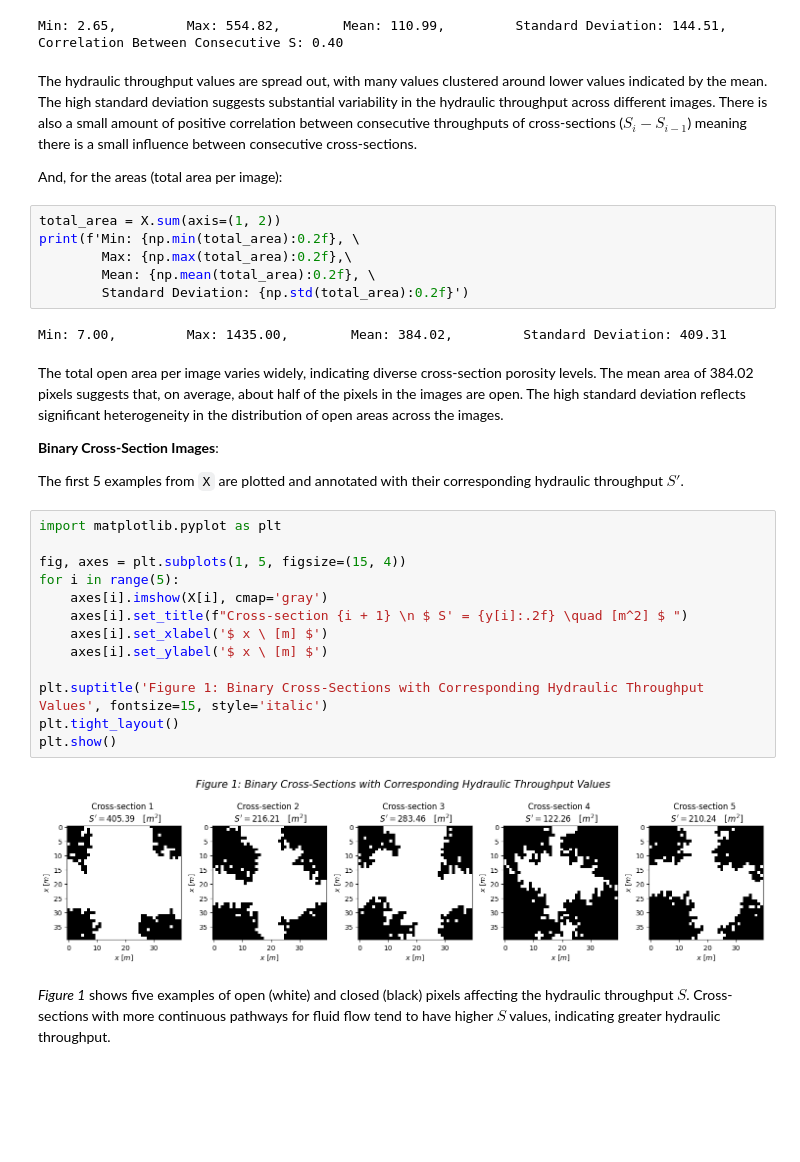
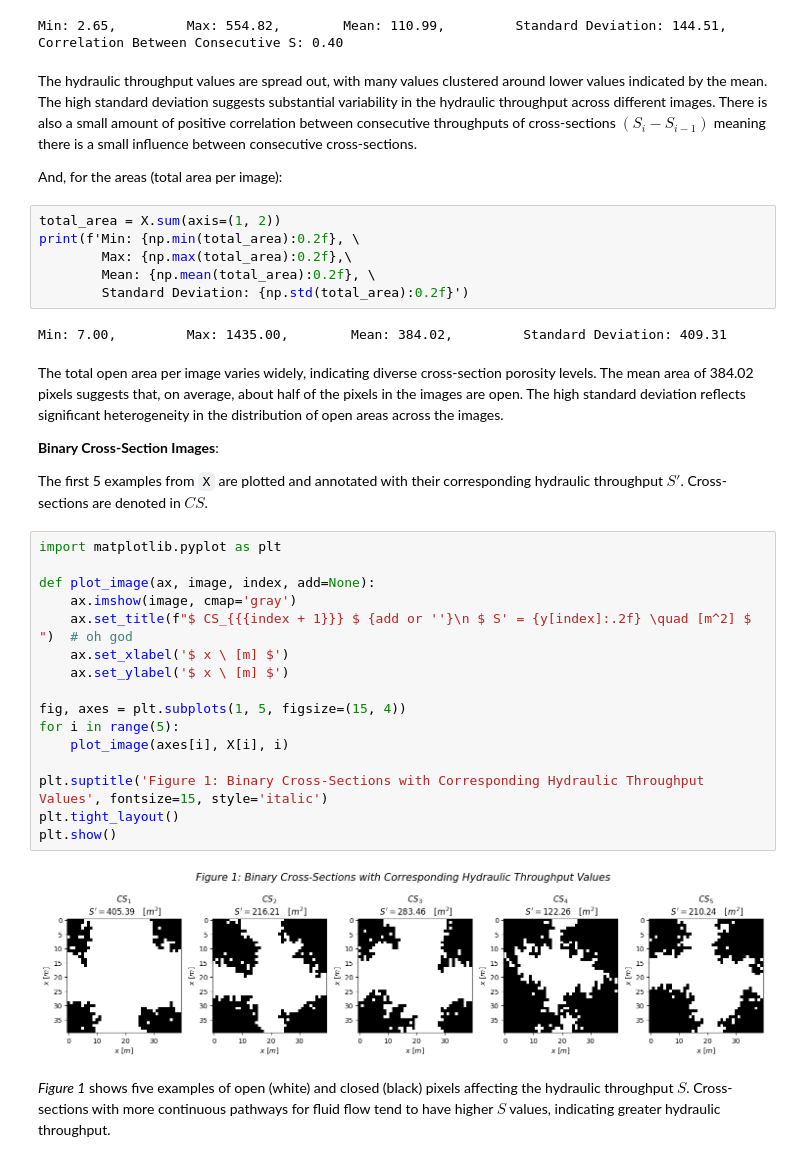
Before and after one commit to atabekis/Hydraulic-Cross-Sections-Publish, a Jupyter notebook: assignment_3.ipynb, the cells around one changed output. Drawn from its saved outputs; the diff is of its cells as text; blank space fills up the shorter version.

```diff
--- a/assignment_3.ipynb
+++ b/assignment_3.ipynb
@@ -91,7 +92,7 @@ print(f'Min: {np.min(y):0.2f}, \
 # %% [output]
 Min: 2.65,         Max: 554.82,        Mean: 110.99,         Standard Deviation: 144.51,         Correlation Between Consecutive S: 0.40
 # %% [markdown]
-The hydraulic throughput values are spread out, with many values clustered around lower values indicated by the mean. The high standard deviation suggests substantial variability in the hydraulic throughput across different images. There is also a small amount of positive correlation between consecutive throughputs of cross-sections ($ S_i - S_{i-1} $) meaning there is a small influence between consecutive cross-sections.
+The hydraulic throughput values are spread out, with many values clustered around lower values indicated by the mean. The high standard deviation suggests substantial variability in the hydraulic throughput across different images. There is also a small amount of positive correlation between consecutive throughputs of cross-sections $ ( S_i - S_{i-1}) $ meaning there is a small influence between consecutive cross-sections.
 
 
 
@@ -109,22 +110,25 @@ The total open area per image varies widely, indicating diverse cross-section po
 
 **Binary Cross-Section Images**:
 
-The first 5 examples from `X` are plotted and annotated with their corresponding hydraulic throughput $ S' $.
+The first 5 examples from `X` are plotted and annotated with their corresponding hydraulic throughput $ S' $. Cross-sections are denoted in $ CS $.
 # %%
 import matplotlib.pyplot as plt
 
+def plot_image(ax, image, index, add=None):
+    ax.imshow(image, cmap='gray')
+    ax.set_title(f"$ CS_{{{index + 1}}} $ {add or ''}\n $ S' = {y[index]:.2f} \quad [m^2] $ ")  # oh god
+    ax.set_xlabel('$ x \ [m] $')
+    ax.set_ylabel('$ x \ [m] $')
+
 fig, axes = plt.subplots(1, 5, figsize=(15, 4))
 for i in range(5):
-    axes[i].imshow(X[i], cmap='gray')
-    axes[i].set_title(f"Cross-section {i + 1} \n $ S' = {y[i]:.2f} \quad [m^2] $ ")
-    axes[i].set_xlabel('$ x \ [m] $')
-    axes[i].set_ylabel('$ x \ [m] $')
+    plot_image(axes[i], X[i], i)
 
 plt.suptitle('Figure 1: Binary Cross-Sections with Corresponding Hydraulic Throughput Values', fontsize=15, style='italic')
 plt.tight_layout()
 plt.show()
 # %% [output]
-[figure, old version]
+[figure, new version]
 # %% [markdown]
 *Figure 1* shows five examples of open (white) and closed (black) pixels affecting the hydraulic throughput $ S $. Cross-sections with more continuous pathways for fluid flow tend to have higher $ S $ values, indicating greater hydraulic throughput.
 # %% [markdown]
```
Also changed, not shown: parts of 36 cells of this notebook, 27 other files.
